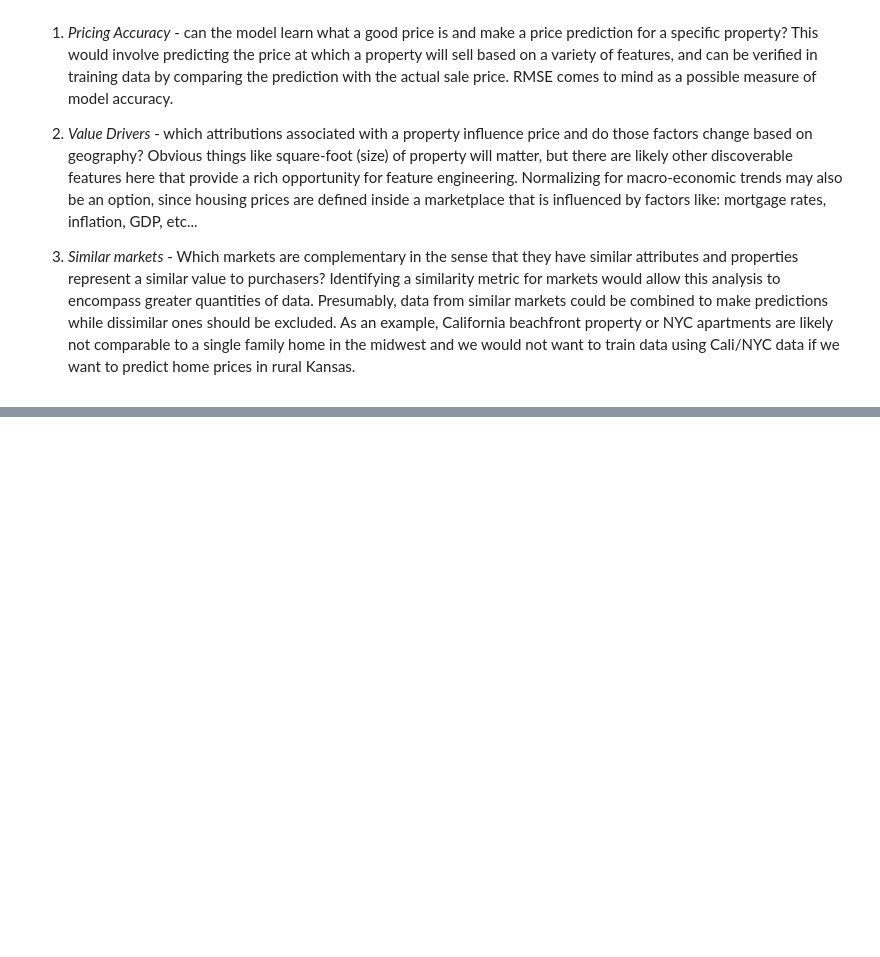
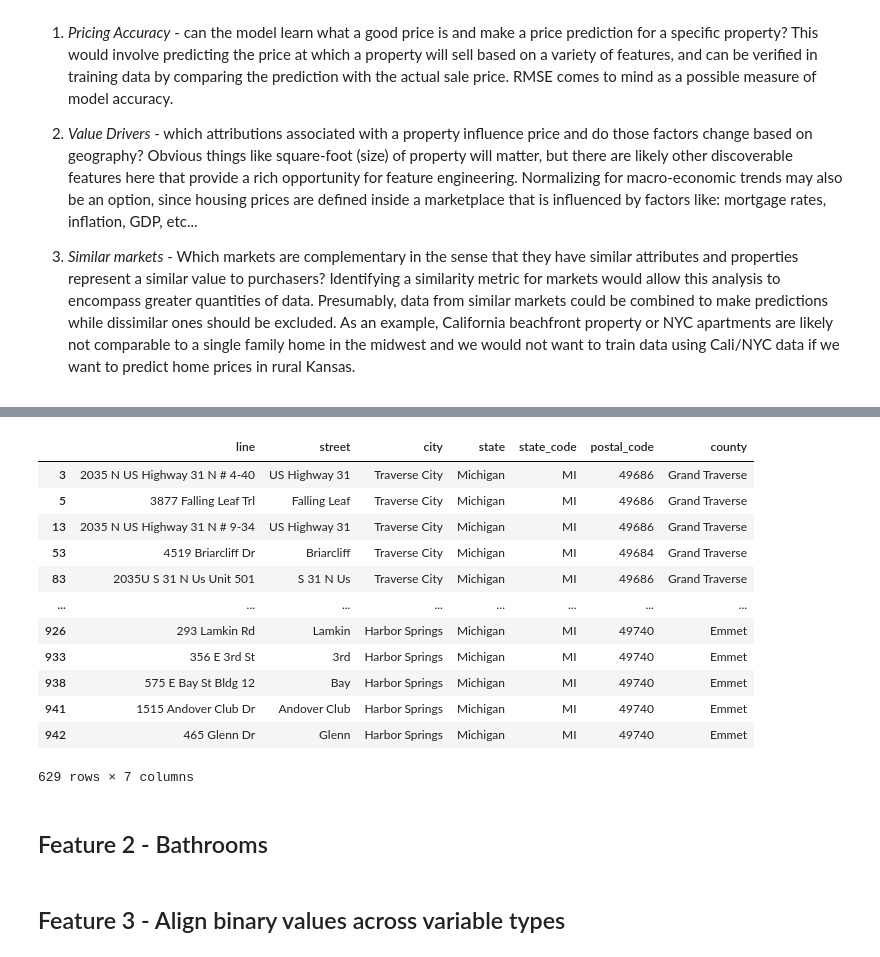
Before and after one commit to peter-callahan/Real-Estate-Pricing, a Jupyter notebook: real_estate_project_overview.ipynb, the cells around one changed output, grey strips where cells are left out. Saved outputs shown, nothing was run; the diff lists cells and outputs as text; code cells hidden in the pictures; blank space fills up the shorter version.

```diff
--- a/real_estate_project_overview.ipynb
+++ b/real_estate_project_overview.ipynb
@@ -162,0 +59,12 @@ Name: beds, dtype: float64
+# %%
+# Question 1
+# 944 entries, 141 land (vacant lots) as well as other/commercial and farm can all be dropped.  These are non-residential properties and not the focus of this analysis.
+# 789 values in dataset.  Conclusion - small but workable, can expand information collection to neighboring areas if necessary.
+
+display(eda.shape[0])
+display(eda['prop_type'].value_counts())
+
+prop_data = eda[ eda['prop_type'].isin(['single_family', 'condo', 'multi_family', 'mobile']) ]
+
+display(prop_data.shape[0])
+display(prop_data['prop_type'].value_counts())
@@ -162,0 +193,23 @@ Name: beds, dtype: float64
+# %%
+unpacked_address = prop_data['address_new'].apply(pd.Series).drop(columns=['lat', 'long', 'street_number', 'street_suffix', 'unit'])
+
+display(unpacked_address)
+
+prop_data = pd.concat([prop_data, unpacked_address],
+              axis=1)
+# %% [output]
+|  | line | street | city | state | state_code | postal_code | county |
+| 3 | 2035 N US Highway 31 N # 4-40 | US Highway 31 | Traverse City | Michigan | MI | 49686 | Grand Traverse |
+| 5 | 3877 Falling Leaf Trl | Falling Leaf | Traverse City | Michigan | MI | 49686 | Grand Traverse |
+| 13 | 2035 N US Highway 31 N # 9-34 | US Highway 31 | Traverse City | Michigan | MI | 49686 | Grand Traverse |
+| 53 | 4519 Briarcliff Dr | Briarcliff | Traverse City | Michigan | MI | 49684 | Grand Traverse |
+| 83 | 2035U S 31 N Us Unit 501 | S 31 N Us | Traverse City | Michigan | MI | 49686 | Grand Traverse |
+| ... | ... | ... | ... | ... | ... | ... | ... |
+| 926 | 293 Lamkin Rd | Lamkin | Harbor Springs | Michigan | MI | 49740 | Emmet |
+| 933 | 356 E 3rd St | 3rd | Harbor Springs | Michigan | MI | 49740 | Emmet |
+| 938 | 575 E Bay St Bldg 12 | Bay | Harbor Springs | Michigan | MI | 49740 | Emmet |
+| 941 | 1515 Andover Club Dr | Andover Club | Harbor Springs | Michigan | MI | 49740 | Emmet |
+| 942 | 465 Glenn Dr | Glenn | Harbor Springs | Michigan | MI | 49740 | Emmet |
+629 rows × 7 columns
+# %% [markdown]
+## Feature 2 - Bathrooms
@@ -162,0 +222,2 @@ Name: beds, dtype: float64
+# %% [markdown]
+## Feature 3 - Align binary values across variable types
```
Also changed, not shown: parts of 38 cells of this notebook.
